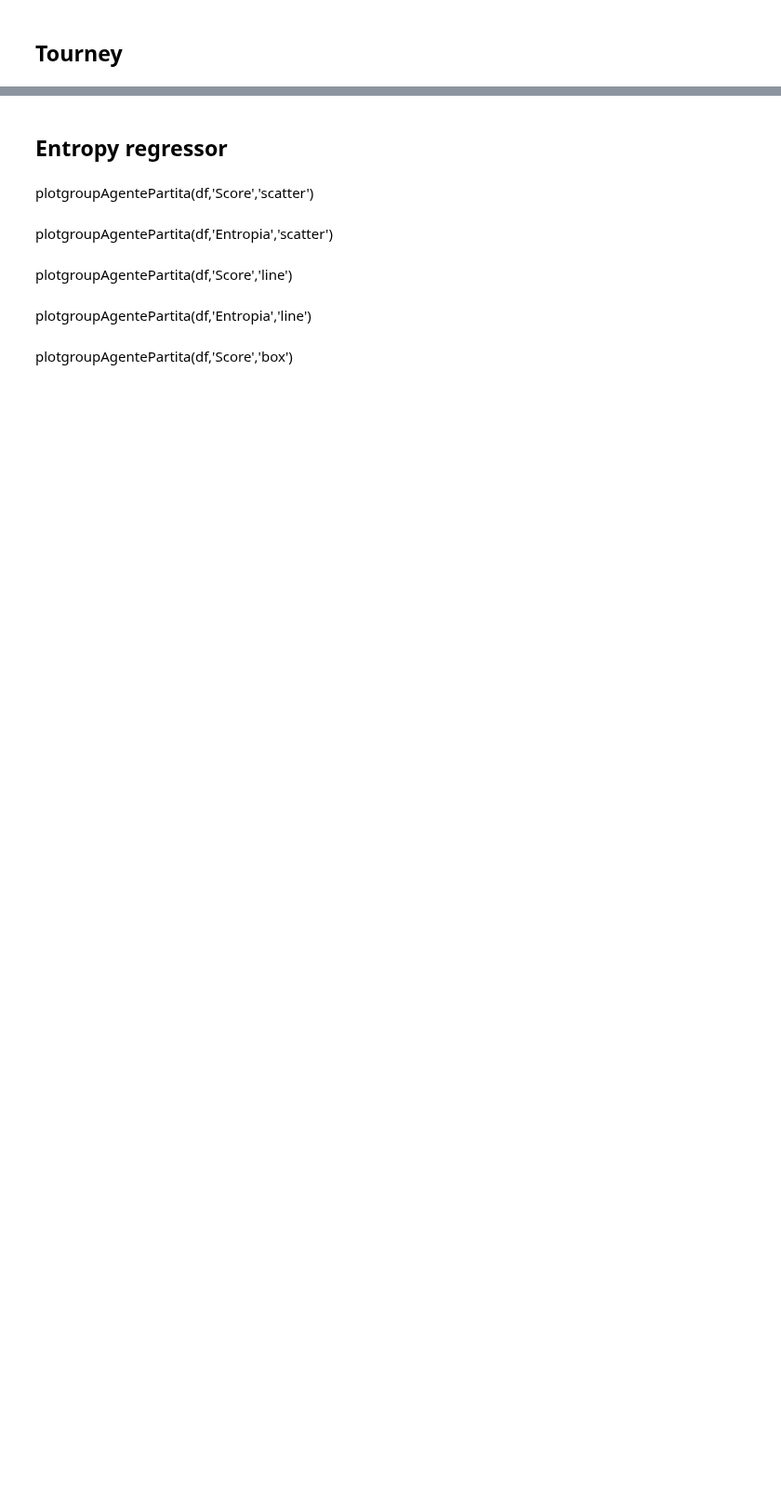
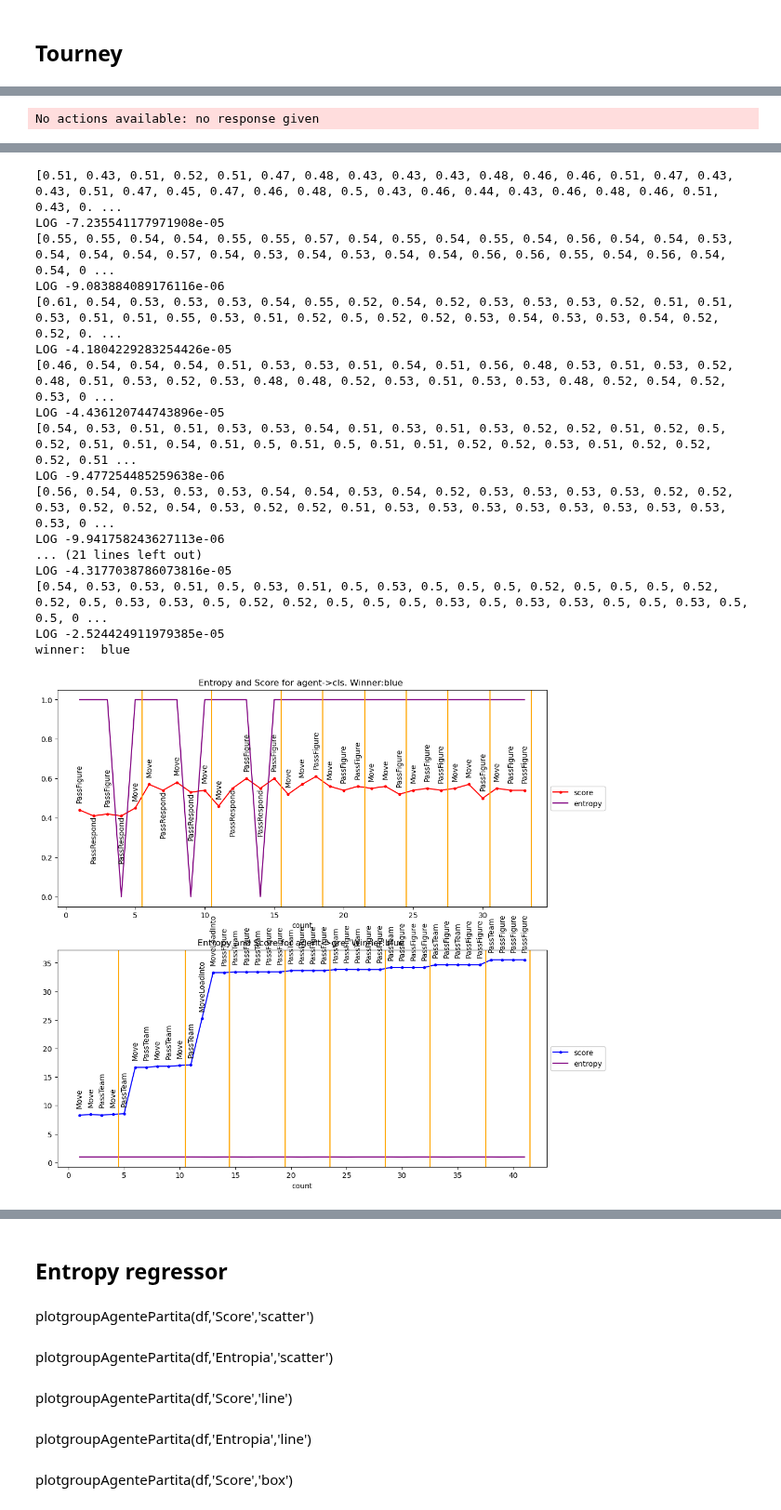
Before and after one commit to IDSIA/NewTechnoWar, a Jupyter notebook: code/notebooks/AnalysisEntropy.ipynb, the cells around one changed output, grey strips where cells are left out. Shown at 93% size. Cells and saved outputs as stored; diff of their text form; code cells hidden in the pictures; blank space fills up the shorter version.

```diff
--- a/code/notebooks/AnalysisEntropy.ipynb
+++ b/code/notebooks/AnalysisEntropy.ipynb
@@ -148,3 +148,5 @@ blue_models = [
 
 
 ]
+# %%
+s=285
@@ -151,2 +265,5 @@ blue_models = [
 # %% [markdown]
 ## Tourney
+# %%
+    df_red,df_blue=playAndAnalyze(s, red_models[2], blue_models[0])
+# %% [output]
@@ -152,0 +294 @@ blue_models = [
+No actions available: no response given
@@ -153,3 +305,21 @@ blue_models = [
+[0.51, 0.43, 0.51, 0.52, 0.51, 0.47, 0.48, 0.43, 0.43, 0.43, 0.48, 0.46, 0.46, 0.51, 0.47, 0.43, 0.43, 0.51, 0.47, 0.45, 0.47, 0.46, 0.48, 0.5, 0.43, 0.46, 0.44, 0.43, 0.46, 0.48, 0.46, 0.51, 0.43, 0. ...
+LOG -7.235541177971908e-05
+[0.55, 0.55, 0.54, 0.54, 0.55, 0.55, 0.57, 0.54, 0.55, 0.54, 0.55, 0.54, 0.56, 0.54, 0.54, 0.53, 0.54, 0.54, 0.54, 0.57, 0.54, 0.53, 0.54, 0.53, 0.54, 0.54, 0.56, 0.56, 0.55, 0.54, 0.56, 0.54, 0.54, 0 ...
+LOG -9.083884089176116e-06
+[0.61, 0.54, 0.53, 0.53, 0.53, 0.54, 0.55, 0.52, 0.54, 0.52, 0.53, 0.53, 0.53, 0.52, 0.51, 0.51, 0.53, 0.51, 0.51, 0.55, 0.53, 0.51, 0.52, 0.5, 0.52, 0.52, 0.53, 0.54, 0.53, 0.53, 0.54, 0.52, 0.52, 0. ...
+LOG -4.1804229283254426e-05
+[0.46, 0.54, 0.54, 0.54, 0.51, 0.53, 0.53, 0.51, 0.54, 0.51, 0.56, 0.48, 0.53, 0.51, 0.53, 0.52, 0.48, 0.51, 0.53, 0.52, 0.53, 0.48, 0.48, 0.52, 0.53, 0.51, 0.53, 0.53, 0.48, 0.52, 0.54, 0.52, 0.53, 0 ...
+LOG -4.436120744743896e-05
+[0.54, 0.53, 0.51, 0.51, 0.53, 0.53, 0.54, 0.51, 0.53, 0.51, 0.53, 0.52, 0.52, 0.51, 0.52, 0.5, 0.52, 0.51, 0.51, 0.54, 0.51, 0.5, 0.51, 0.5, 0.51, 0.51, 0.52, 0.52, 0.53, 0.51, 0.52, 0.52, 0.52, 0.51 ...
+LOG -9.477254485259638e-06
+[0.56, 0.54, 0.53, 0.53, 0.53, 0.54, 0.54, 0.53, 0.54, 0.52, 0.53, 0.53, 0.53, 0.53, 0.52, 0.52, 0.53, 0.52, 0.52, 0.54, 0.53, 0.52, 0.52, 0.51, 0.53, 0.53, 0.53, 0.53, 0.53, 0.53, 0.53, 0.53, 0.53, 0 ...
+LOG -9.941758243627113e-06
+... (21 lines left out)
+LOG -4.3177038786073816e-05
+[0.54, 0.53, 0.53, 0.51, 0.5, 0.53, 0.51, 0.5, 0.53, 0.5, 0.5, 0.5, 0.52, 0.5, 0.5, 0.5, 0.52, 0.52, 0.5, 0.53, 0.53, 0.5, 0.52, 0.52, 0.5, 0.5, 0.5, 0.53, 0.5, 0.53, 0.53, 0.5, 0.5, 0.53, 0.5, 0.5, 0 ...
+LOG -2.524424911979385e-05
+winner:  blue
+[figure, added]
 # %%
 dfs=[]
 for i in range(3):
```
Also changed, not shown: parts of 3 cells of this notebook, 2 other files.
